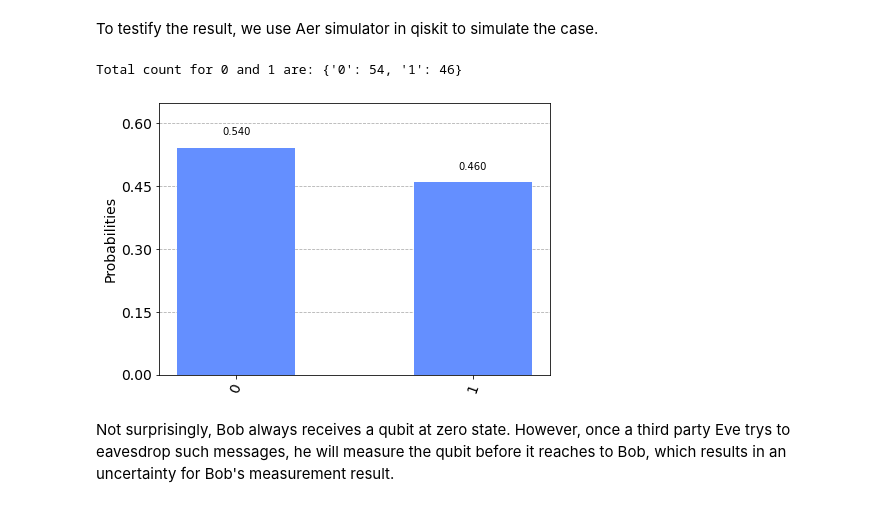
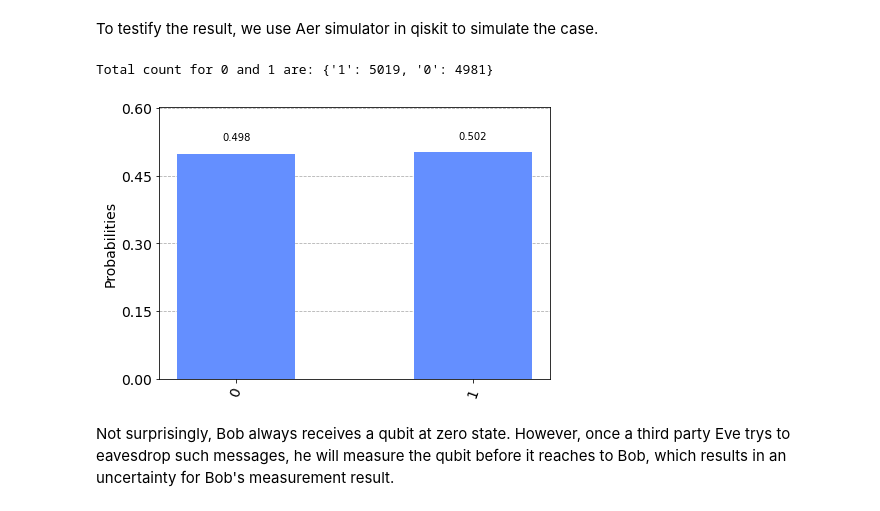
Before and after one commit to ubsuny/myfavoritequantumexperiment-CarlatBuffalo, a Jupyter notebook: hw8.ipynb, the cells around one changed output. Drawn from its saved outputs; the diff is of its cells as text; code cells hidden in the pictures.

```diff
--- a/hw8.ipynb
+++ b/hw8.ipynb
@@ -36,20 +36,20 @@ c0: 1/══════════════╩═
 # %% [markdown]
 To testify the result, we use Aer simulator in qiskit to simulate the case.
 # %%
-nshots = 100
+nshots = 10000
 
 # use Aer's simulator to transpile
 simulator = QasmSimulator()
 compiled_circuit = transpile(q, simulator)
 result = simulator.run(compiled_circuit, shots=nshots).result()
 
 # Returns counts
 counts = result.get_counts(q)
 print("\nTotal count for 0 and 1 are:",counts)
 plot_histogram(result.get_counts())
 # %% [output]
-Total count for 0 and 1 are: {'0': 54, '1': 46}
+Total count for 0 and 1 are: {'1': 5019, '0': 4981}
-[figure, old version]
+[figure, new version]
 # %% [markdown]
 Not surprisingly, Bob always receives a qubit at zero state. However, once a third party Eve trys to eavesdrop such messages, he will measure the qubit before it reaches to Bob, which results in an uncertainty for Bob's measurement result.
 # %%
```
Also changed, not shown: parts of 8 cells of this notebook.
